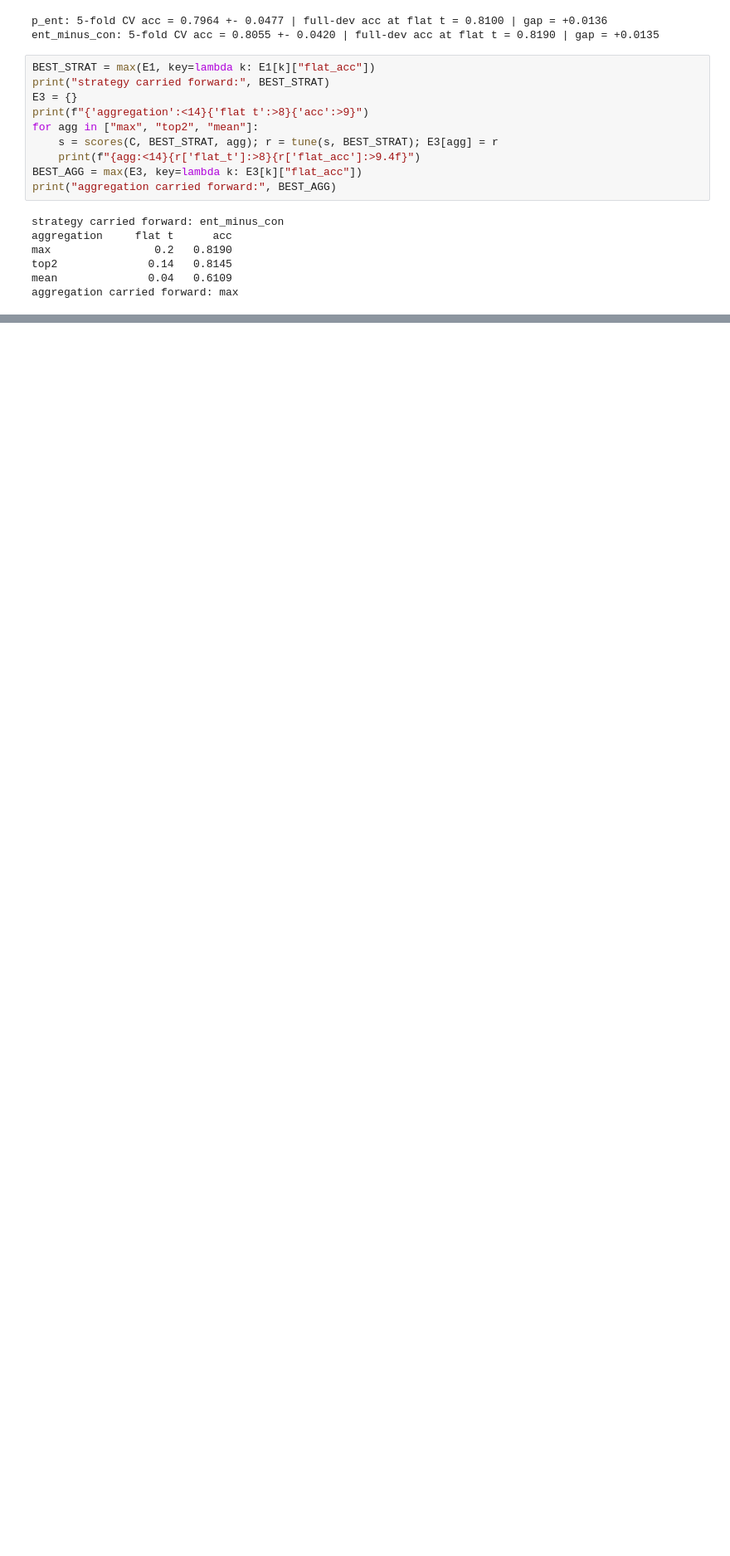
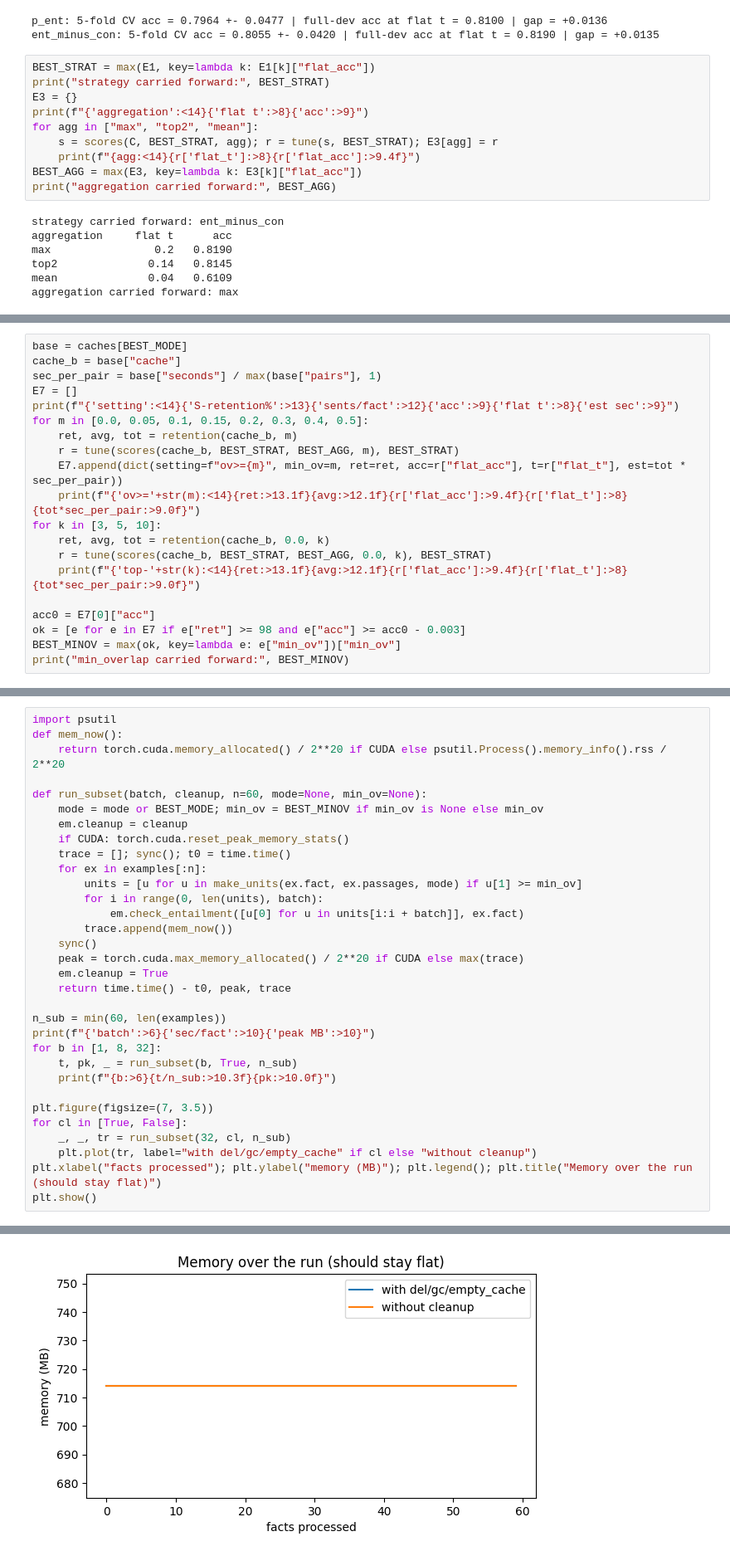
Before and after one commit to Savithmee/Deep-Learning-CW-, a Jupyter notebook: EntailmentModelling.ipynb, the cells around one changed output, grey strips where cells are left out. Shown at 83% size. Drawn from its saved outputs; the diff is of its cells as text; blank space fills up the shorter version.

Commit message:
Add experiments and a final fact-checker

```diff
--- a/EntailmentModelling.ipynb
+++ b/EntailmentModelling.ipynb
@@ -528,0 +537,20 @@ input format carried forward: window2
+# %%
+base = caches[BEST_MODE]
+cache_b = base["cache"]
+sec_per_pair = base["seconds"] / max(base["pairs"], 1)
+E7 = []
+print(f"{'setting':<14}{'S-retention%':>13}{'sents/fact':>12}{'acc':>9}{'flat t':>8}{'est sec':>9}")
+for m in [0.0, 0.05, 0.1, 0.15, 0.2, 0.3, 0.4, 0.5]:
+    ret, avg, tot = retention(cache_b, m)
+    r = tune(scores(cache_b, BEST_STRAT, BEST_AGG, m), BEST_STRAT)
+    E7.append(dict(setting=f"ov>={m}", min_ov=m, ret=ret, acc=r["flat_acc"], t=r["flat_t"], est=tot * sec_per_pair))
+    print(f"{'ov>='+str(m):<14}{ret:>13.1f}{avg:>12.1f}{r['flat_acc']:>9.4f}{r['flat_t']:>8}{tot*sec_per_pair:>9.0f}")
+for k in [3, 5, 10]:
+    ret, avg, tot = retention(cache_b, 0.0, k)
+    r = tune(scores(cache_b, BEST_STRAT, BEST_AGG, 0.0, k), BEST_STRAT)
+    print(f"{'top-'+str(k):<14}{ret:>13.1f}{avg:>12.1f}{r['flat_acc']:>9.4f}{r['flat_t']:>8}{tot*sec_per_pair:>9.0f}")
+
+acc0 = E7[0]["acc"]
+ok = [e for e in E7 if e["ret"] >= 98 and e["acc"] >= acc0 - 0.003]
+BEST_MINOV = max(ok, key=lambda e: e["min_ov"])["min_ov"]
+print("min_overlap carried forward:", BEST_MINOV)
@@ -528,0 +571,33 @@ input format carried forward: window2
+# %%
+import psutil
+def mem_now():
+    return torch.cuda.memory_allocated() / 2**20 if CUDA else psutil.Process().memory_info().rss / 2**20
+
+def run_subset(batch, cleanup, n=60, mode=None, min_ov=None):
+    mode = mode or BEST_MODE; min_ov = BEST_MINOV if min_ov is None else min_ov
+    em.cleanup = cleanup
+    if CUDA: torch.cuda.reset_peak_memory_stats()
+    trace = []; sync(); t0 = time.time()
+    for ex in examples[:n]:
+        units = [u for u in make_units(ex.fact, ex.passages, mode) if u[1] >= min_ov]
+        for i in range(0, len(units), batch):
+            em.check_entailment([u[0] for u in units[i:i + batch]], ex.fact)
+        trace.append(mem_now())
+    sync()
+    peak = torch.cuda.max_memory_allocated() / 2**20 if CUDA else max(trace)
+    em.cleanup = True
+    return time.time() - t0, peak, trace
+
+n_sub = min(60, len(examples))
+print(f"{'batch':>6}{'sec/fact':>10}{'peak MB':>10}")
+for b in [1, 8, 32]:
+    t, pk, _ = run_subset(b, True, n_sub)
+    print(f"{b:>6}{t/n_sub:>10.3f}{pk:>10.0f}")
+
+plt.figure(figsize=(7, 3.5))
+for cl in [True, False]:
+    _, _, tr = run_subset(32, cl, n_sub)
+    plt.plot(tr, label="with del/gc/empty_cache" if cl else "without cleanup")
+plt.xlabel("facts processed"); plt.ylabel("memory (MB)"); plt.legend(); plt.title("Memory over the run (should stay flat)")
+plt.show()
+# %% [output]
@@ -528,0 +608 @@ input format carried forward: window2
+[figure, added]
```
Also changed, not shown: parts of 11 cells of this notebook.
